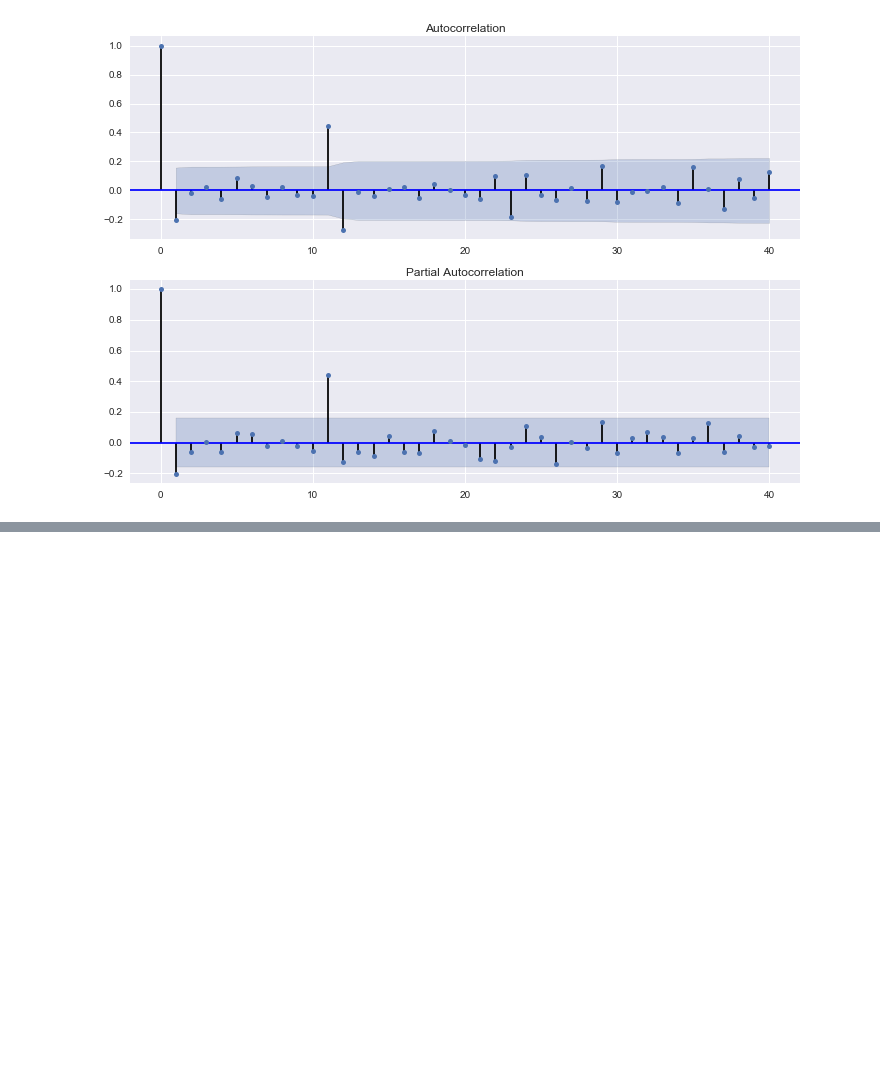
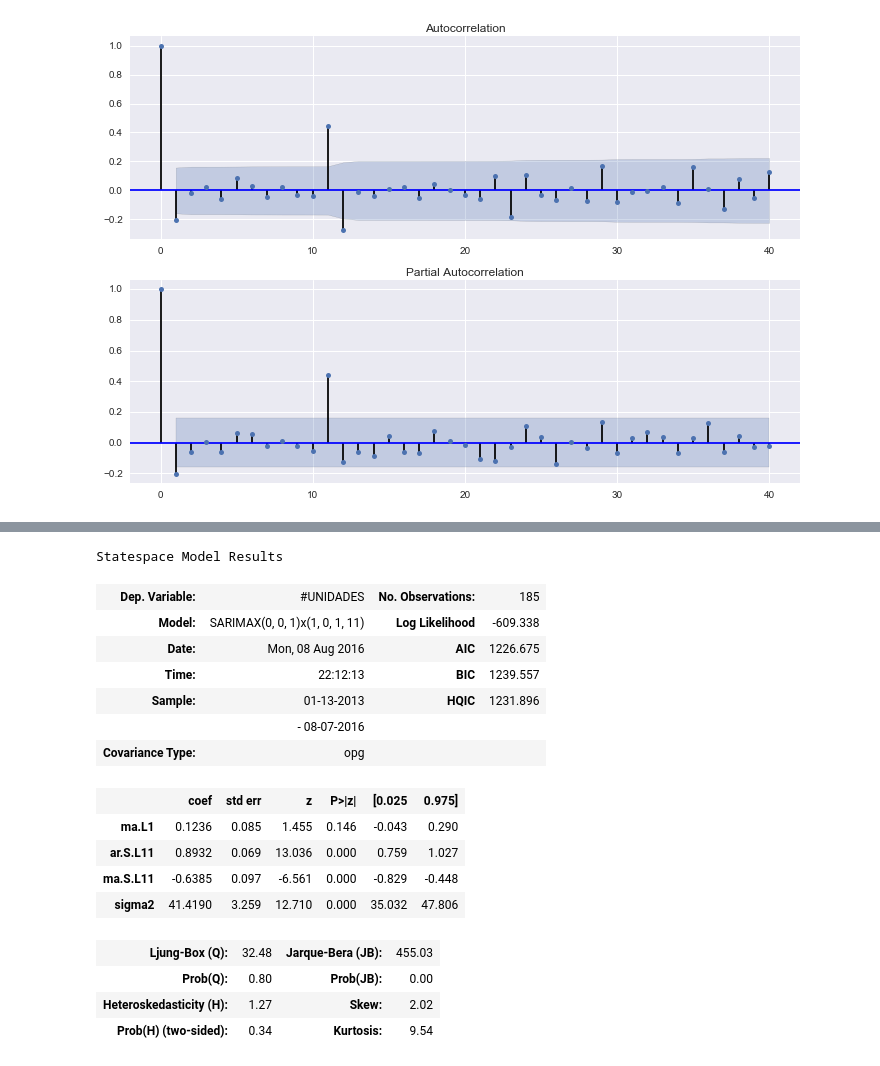
Before and after one commit to Grimi94/inventory-prediction, a Jupyter notebook: Trend Analysis.ipynb, the cells around one changed output, grey strips where cells are left out. Cells and saved outputs as stored; diff of their text form; code cells hidden in the pictures; blank space fills up the shorter version.

```diff
--- a/Trend Analysis.ipynb
+++ b/Trend Analysis.ipynb
@@ -252,0 +279,20 @@ new_df[new_df.index > "2015"].plot(figsize=(18,8))
+# %%
+model2.summary()
+# %% [output]
+Statespace Model Results
+| Dep. Variable: | #UNIDADES | No. Observations: | 185 |
+| Model: | SARIMAX(0, 0, 1)x(1, 0, 1, 11) | Log Likelihood | -609.338 |
+| Date: | Mon, 08 Aug 2016 | AIC | 1226.675 |
+| Time: | 22:12:13 | BIC | 1239.557 |
+| Sample: | 01-13-2013 | HQIC | 1231.896 |
+|  | - 08-07-2016 |  |  |
+| Covariance Type: | opg |  |  |
+|  | coef | std err | z | P>|z| | [0.025 | 0.975] |
+| ma.L1 | 0.1236 | 0.085 | 1.455 | 0.146 | -0.043 | 0.290 |
+| ar.S.L11 | 0.8932 | 0.069 | 13.036 | 0.000 | 0.759 | 1.027 |
+| ma.S.L11 | -0.6385 | 0.097 | -6.561 | 0.000 | -0.829 | -0.448 |
+| sigma2 | 41.4190 | 3.259 | 12.710 | 0.000 | 35.032 | 47.806 |
+| Ljung-Box (Q): | 32.48 | Jarque-Bera (JB): | 455.03 |
+| Prob(Q): | 0.80 | Prob(JB): | 0.00 |
+| Heteroskedasticity (H): | 1.27 | Skew: | 2.02 |
+| Prob(H) (two-sided): | 0.34 | Kurtosis: | 9.54 |
```
Also changed, not shown: parts of 4 cells of this notebook.
